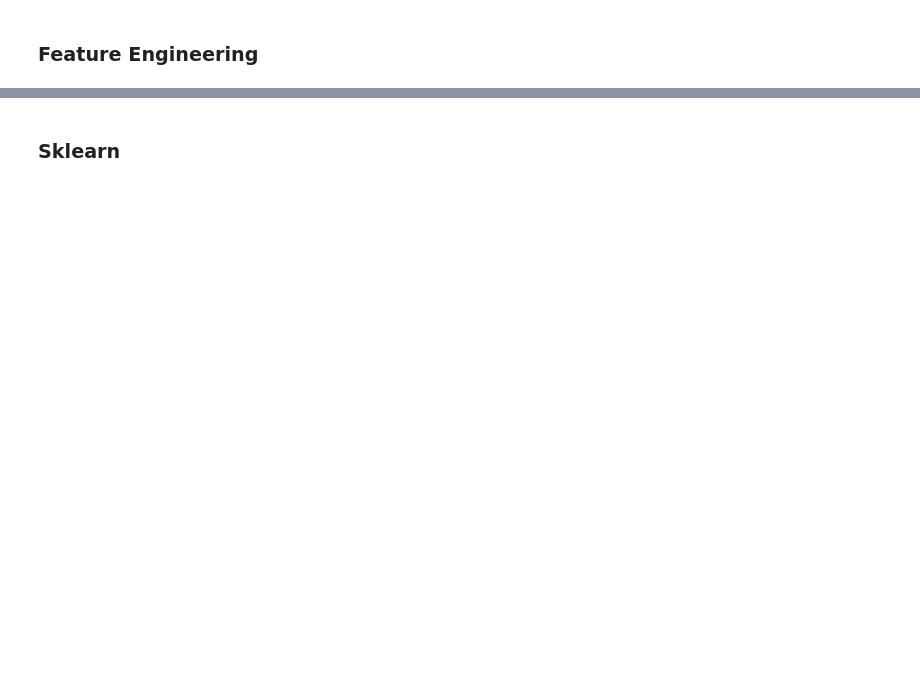
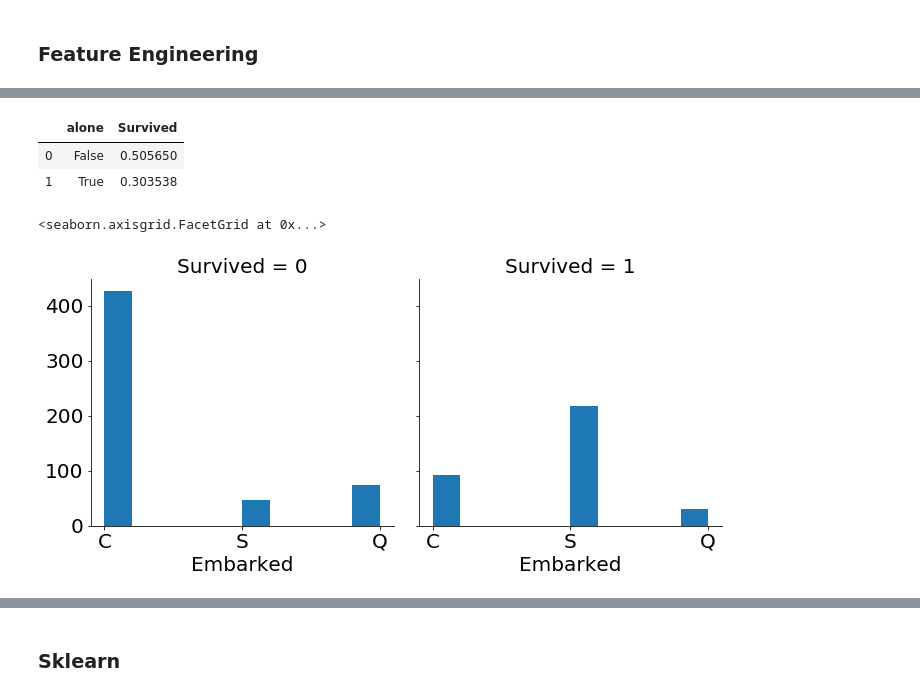
Before and after one commit to rmalav15/kaggle, a Jupyter notebook: Titanic.ipynb, the cells around one changed output, grey strips where cells are left out. Drawn from its saved outputs; the diff is of its cells as text; code cells hidden in the pictures; blank space fills up the shorter version.

```diff
--- a/Titanic.ipynb
+++ b/Titanic.ipynb
@@ -135,0 +141,4 @@ print(df[''])
+# %%
+# Ananlyze correllation between family/survived and isAlone/survuved
+df['AgeBand'] = pd.cut(df['Age'], 5)
+df[['AgeBand', 'Survived']].groupby('AgeBand', as_index=False).mean().sort_values(by='Survived', ascending=False)
@@ -135,0 +158,3 @@ print(df[''])
+# %%
+df['FareBand'] = pd.cut(df['Fare'], 5)
+df[['FareBand', 'Survived']].groupby('FareBand', as_index=False).mean().sort_values(by='Survived', ascending=False)
@@ -135,0 +168,3 @@ print(df[''])
+# %%
+df['family'] = df['SibSp'] + df['Parch']
+df[['family', 'Survived']].groupby('family', as_index=False).mean().corr()
@@ -135,0 +188,13 @@ print(df[''])
+# %%
+df['alone'] = (df['family'] == 0)
+df[['alone', 'Survived']].groupby('alone', as_index=False).mean().sort_values(by='Survived', ascending=False)
+# %% [output]
+|  | alone | Survived |
+| 0 | False | 0.505650 |
+| 1 | True | 0.303538 |
+# %%
+grid = sns.FacetGrid(df, col='Survived', height=5)
+grid.map(plt.hist, 'Embarked')
+# %% [output]
+<seaborn.axisgrid.FacetGrid at 0x...>
+[figure, added]
```
Also changed, not shown: parts of 46 cells of this notebook.
